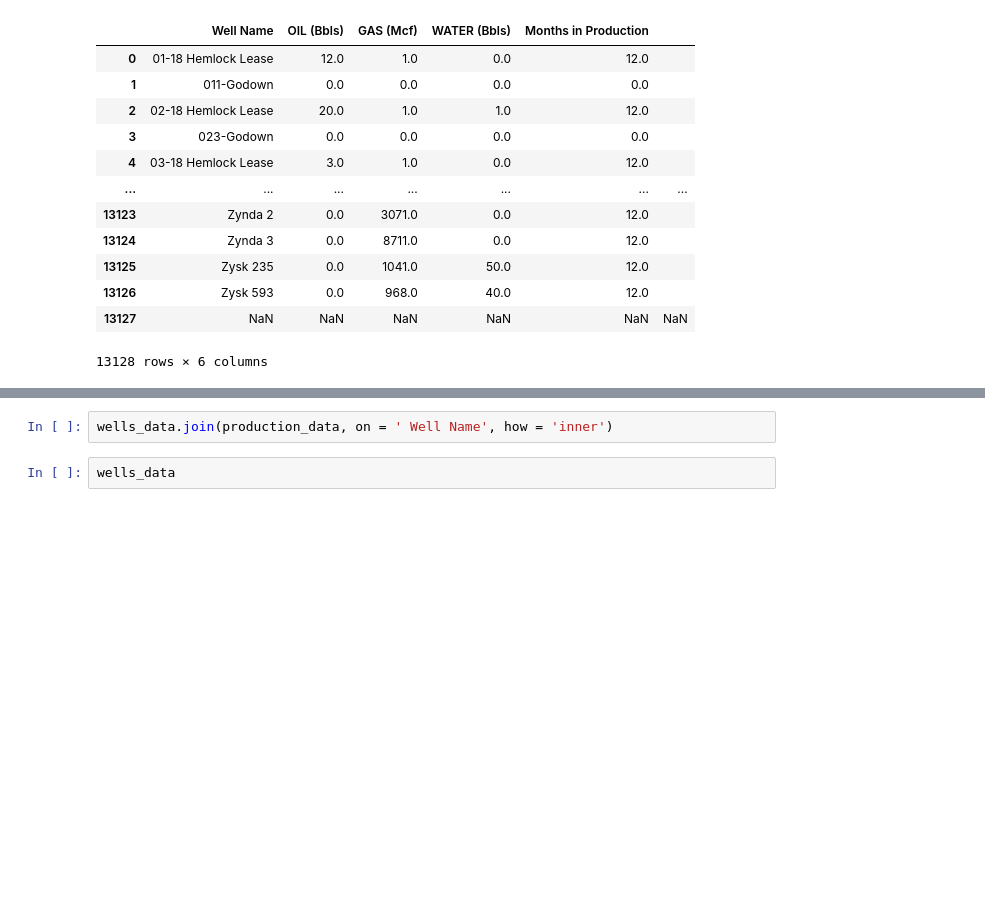
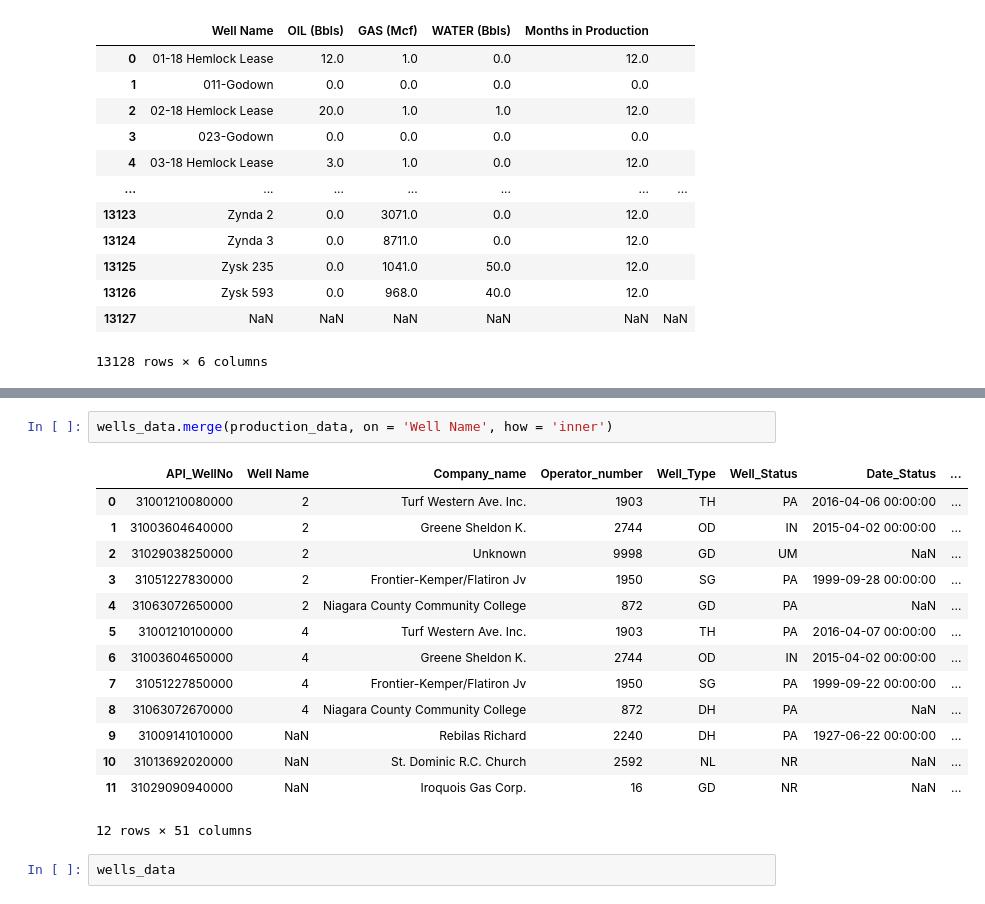
Before and after one commit to FRI-Factorization-Machines/FactorizationMachineResearch, a Jupyter notebook: DataCleaning.ipynb, the cells around one changed output, grey strips where cells are left out. Saved outputs shown, nothing was run; the diff lists cells and outputs as text; blank space fills up the shorter version.

```diff
--- a/DataCleaning.ipynb
+++ b/DataCleaning.ipynb
@@ -228,4 +258,19 @@ production_data
 # %%
-wells_data.join(production_data, on = ' Well Name', how = 'inner')
+wells_data.merge(production_data, on = 'Well Name', how = 'inner')
+# %% [output]
+|  | API_WellNo | Well Name | Company_name | Operator_number | Well_Type | Well_Status | Date_Status | ... |
+| 0 | 31001210080000 | 2 | Turf Western Ave. Inc. | 1903 | TH | PA | 2016-04-06 00:00:00 | ... |
+| 1 | 31003604640000 | 2 | Greene Sheldon K. | 2744 | OD | IN | 2015-04-02 00:00:00 | ... |
+| 2 | 31029038250000 | 2 | Unknown | 9998 | GD | UM | NaN | ... |
+| 3 | 31051227830000 | 2 | Frontier-Kemper/Flatiron Jv | 1950 | SG | PA | 1999-09-28 00:00:00 | ... |
+| 4 | 31063072650000 | 2 | Niagara County Community College | 872 | GD | PA | NaN | ... |
+| 5 | 31001210100000 | 4 | Turf Western Ave. Inc. | 1903 | TH | PA | 2016-04-07 00:00:00 | ... |
+| 6 | 31003604650000 | 4 | Greene Sheldon K. | 2744 | OD | IN | 2015-04-02 00:00:00 | ... |
+| 7 | 31051227850000 | 4 | Frontier-Kemper/Flatiron Jv | 1950 | SG | PA | 1999-09-22 00:00:00 | ... |
+| 8 | 31063072670000 | 4 | Niagara County Community College | 872 | DH | PA | NaN | ... |
+| 9 | 31009141010000 | NaN | Rebilas Richard | 2240 | DH | PA | 1927-06-22 00:00:00 | ... |
+| 10 | 31013692020000 | NaN | St. Dominic R.C. Church | 2592 | NL | NR | NaN | ... |
+| 11 | 31029090940000 | NaN | Iroquois Gas Corp. | 16 | GD | NR | NaN | ... |
+12 rows × 51 columns
 # %%
 wells_data
```
Also changed, not shown: parts of 2 cells of this notebook.
